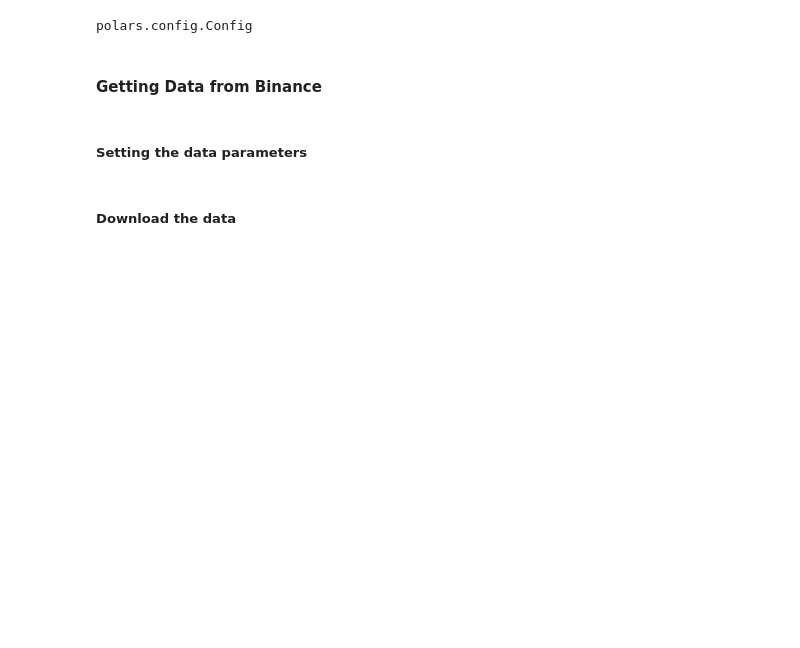
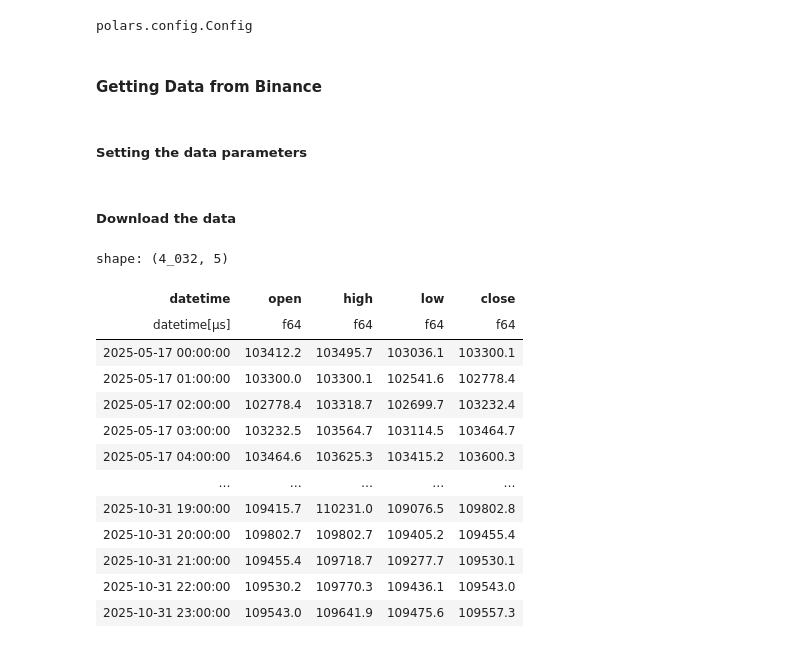
Before and after one commit to tech-ml-quant-luv/Machine-Learning-Engineer-in-Quant, a Jupyter notebook: Machine_learning_projects/quant_trading_strategy_from_scratch/build_predictive_model.ipynb, the cells around one changed output. Drawn from its saved outputs; the diff is of its cells as text; code cells hidden in the pictures; blank space fills up the shorter version.

```diff
--- a/Machine_learning_projects/quant_trading_strategy_from_scratch/build_predictive_model.ipynb
+++ b/Machine_learning_projects/quant_trading_strategy_from_scratch/build_predictive_model.ipynb
@@ -49,3 +49,21 @@ annualized_rate = research.sharpe_annualization_factor(time_interval,365,24)
 ##### Download the data
 # %%
 # binance.download_trades(sym, hist_data_window)
+# %%
+ts = research.load_ohlc_timeseries(sym, time_interval)
+ts
+# %% [output]
+shape: (4_032, 5)
+| datetime | open | high | low | close |
+| datetime[μs] | f64 | f64 | f64 | f64 |
+| 2025-05-17 00:00:00 | 103412.2 | 103495.7 | 103036.1 | 103300.1 |
+| 2025-05-17 01:00:00 | 103300.0 | 103300.1 | 102541.6 | 102778.4 |
+| 2025-05-17 02:00:00 | 102778.4 | 103318.7 | 102699.7 | 103232.4 |
+| 2025-05-17 03:00:00 | 103232.5 | 103564.7 | 103114.5 | 103464.7 |
+| 2025-05-17 04:00:00 | 103464.6 | 103625.3 | 103415.2 | 103600.3 |
+| … | … | … | … | … |
+| 2025-10-31 19:00:00 | 109415.7 | 110231.0 | 109076.5 | 109802.8 |
+| 2025-10-31 20:00:00 | 109802.7 | 109802.7 | 109405.2 | 109455.4 |
+| 2025-10-31 21:00:00 | 109455.4 | 109718.7 | 109277.7 | 109530.1 |
+| 2025-10-31 22:00:00 | 109530.2 | 109770.3 | 109436.1 | 109543.0 |
+| 2025-10-31 23:00:00 | 109543.0 | 109641.9 | 109475.6 | 109557.3 |
```
Also changed, not shown: parts of 5 cells of this notebook.
